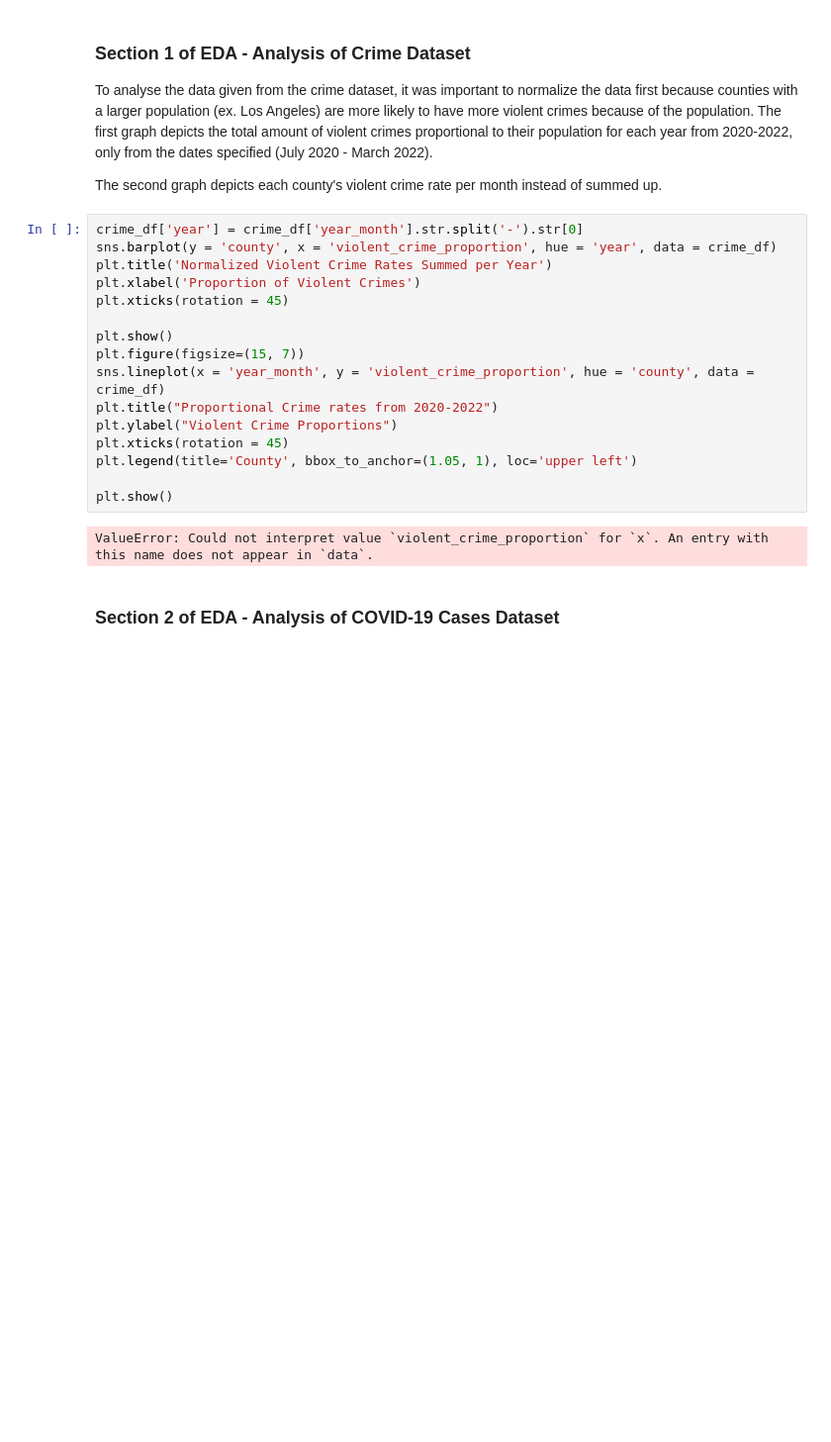
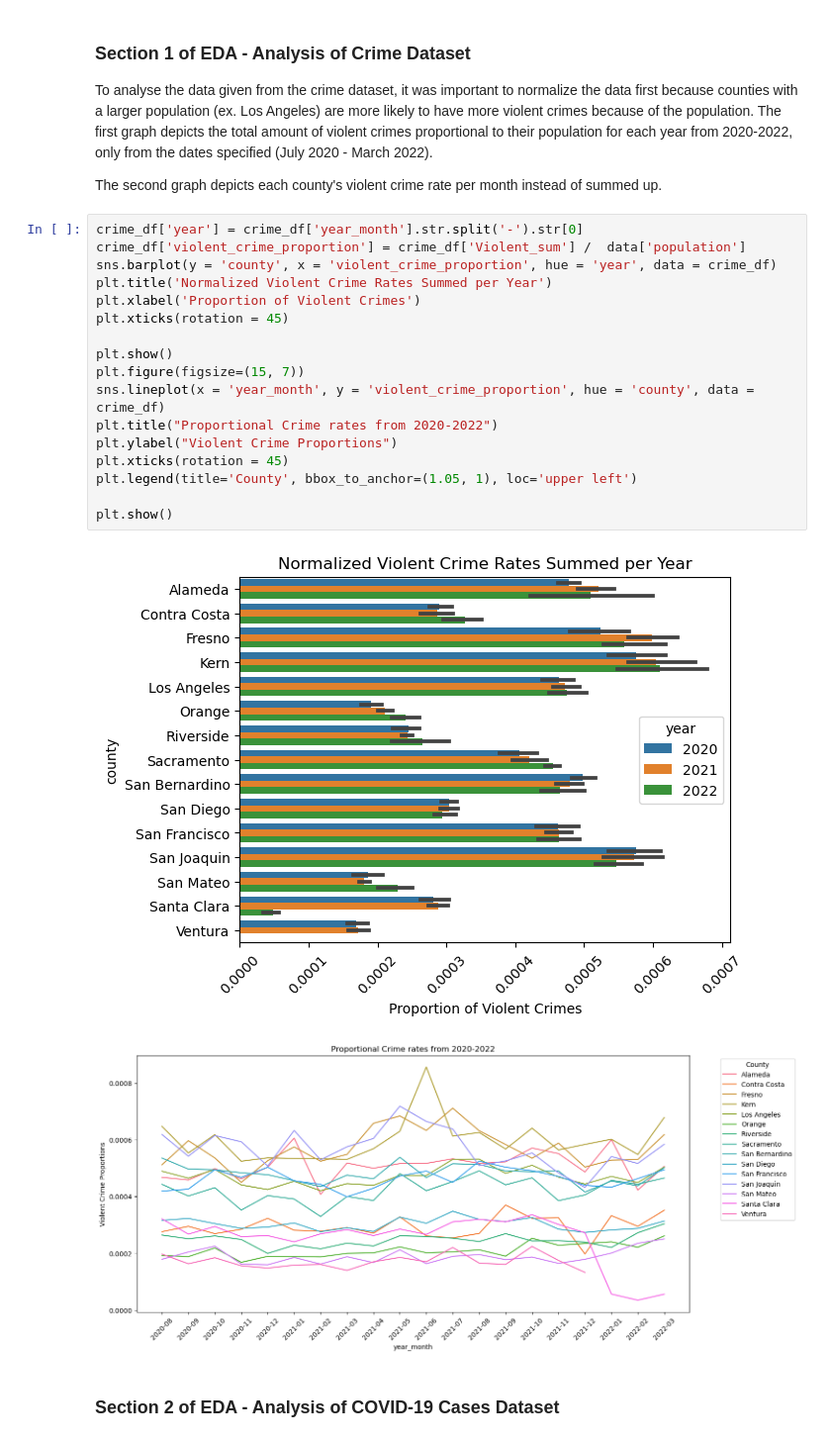
Before and after one commit to COGS108/Group022_WI24, a Jupyter notebook: FinalProject_Group022_WI24.ipynb, the cells around one changed output. Shown at 99% size. Drawn from its saved outputs; the diff is of its cells as text; blank space fills up the shorter version.

```diff
--- a/FinalProject_Group022_WI24.ipynb
+++ b/FinalProject_Group022_WI24.ipynb
@@ -384,22 +384,24 @@ To analyse the data given from the crime dataset, it was important to normalize
 The second graph depicts each county's violent crime rate per month instead of summed up.
 # %%
 crime_df['year'] = crime_df['year_month'].str.split('-').str[0]
+crime_df['violent_crime_proportion'] = crime_df['Violent_sum'] /  data['population']
 sns.barplot(y = 'county', x = 'violent_crime_proportion', hue = 'year', data = crime_df)
 plt.title('Normalized Violent Crime Rates Summed per Year')
 plt.xlabel('Proportion of Violent Crimes')
 plt.xticks(rotation = 45)
 
 plt.show()
 plt.figure(figsize=(15, 7))
 sns.lineplot(x = 'year_month', y = 'violent_crime_proportion', hue = 'county', data = crime_df)
 plt.title("Proportional Crime rates from 2020-2022")
 plt.ylabel("Violent Crime Proportions")
 plt.xticks(rotation = 45)
 plt.legend(title='County', bbox_to_anchor=(1.05, 1), loc='upper left')
 
 plt.show()
 # %% [output]
-ValueError: Could not interpret value `violent_crime_proportion` for `x`. An entry with this name does not appear in `data`.
+[figure, added]
+[figure, added]
 # %% [markdown]
 ### Section 2 of EDA - Analysis of COVID-19 Cases Dataset
 # %%
```
Also changed, not shown: parts of 5 cells of this notebook.
